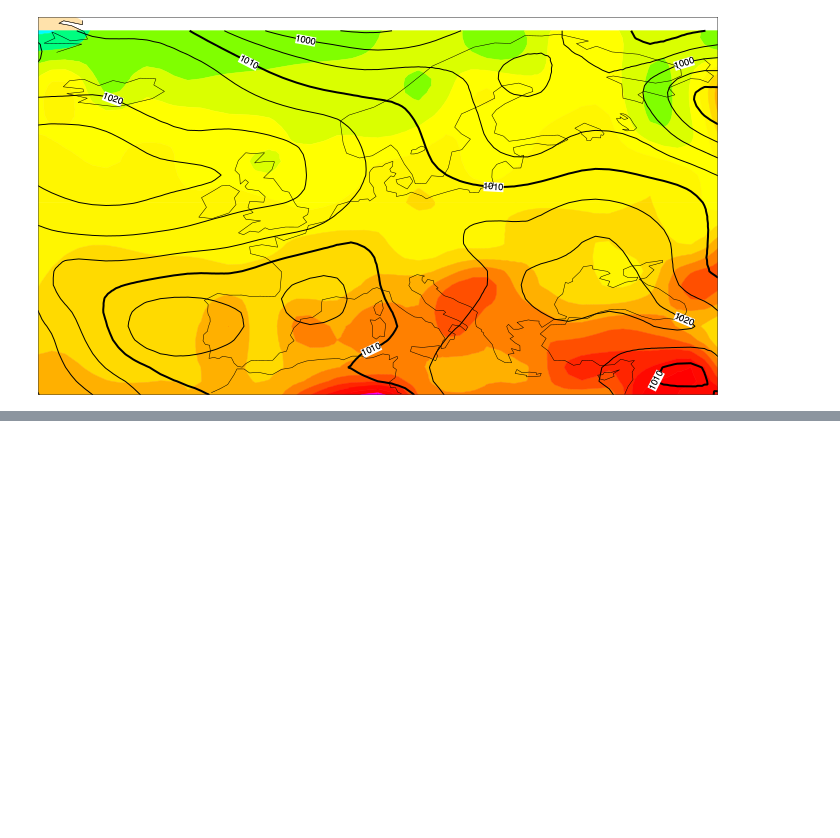
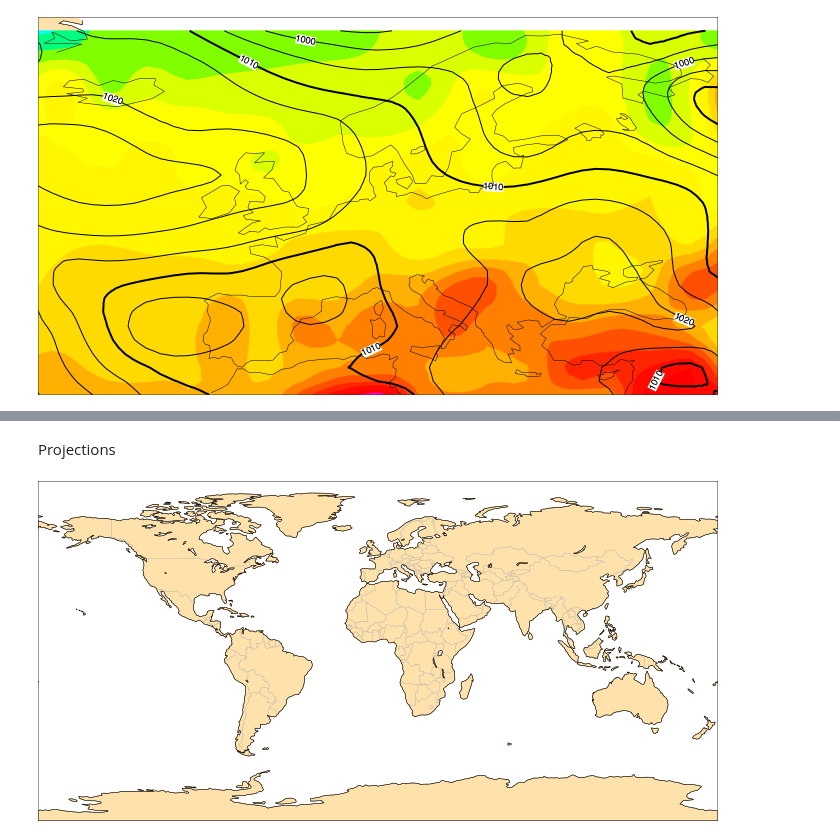
Before and after one commit to ecmwf/climetlab, a Jupyter notebook: docs/examples/11-more-plotting.ipynb, the cells around one changed output, grey strips where cells are left out. Drawn from its saved outputs; the diff is of its cells as text; code cells hidden in the pictures; blank space fills up the shorter version.

```diff
--- a/docs/examples/11-more-plotting.ipynb
+++ b/docs/examples/11-more-plotting.ipynb
@@ -37,0 +50,6 @@ p.show()
+# %% [markdown]
+Projections
+# %%
+cml.plot_map(None)
+# %% [output]
+[figure, added]
```
Also changed, not shown: parts of 5 cells of this notebook, 2 other files.
